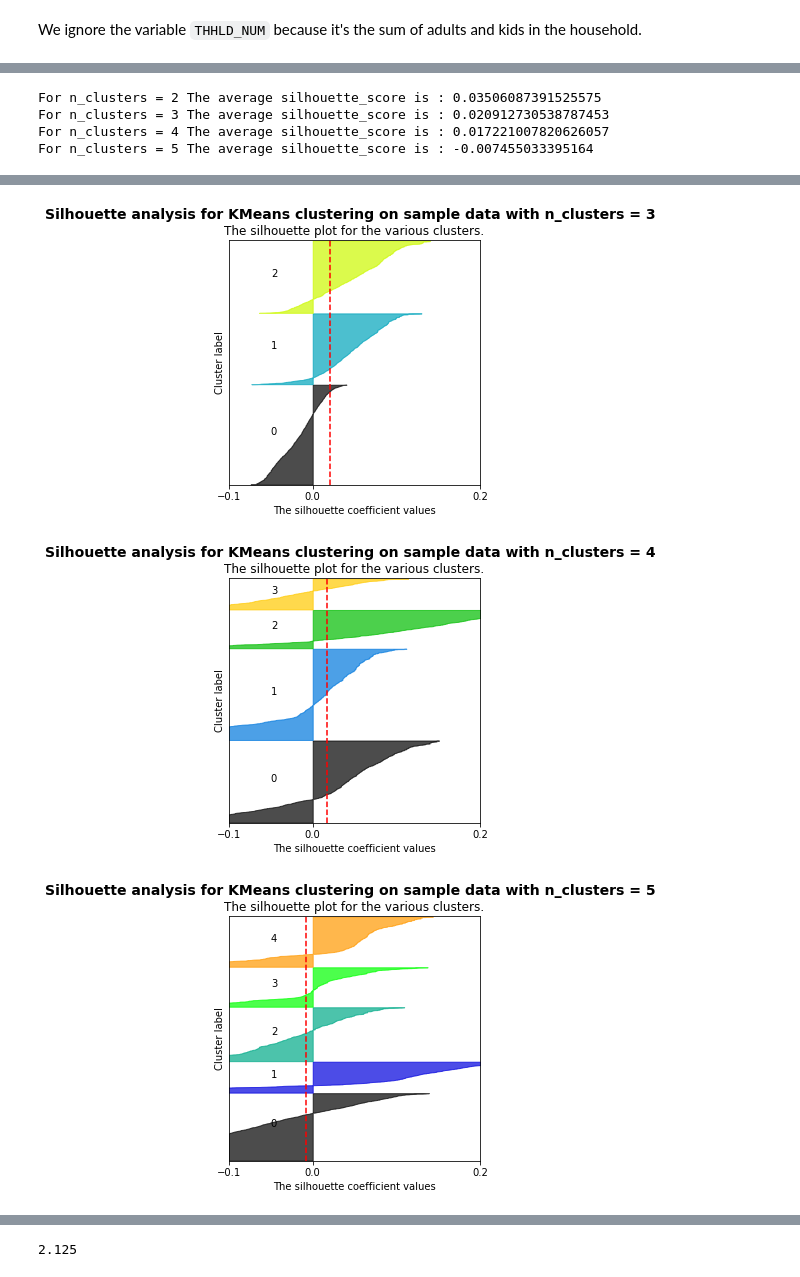
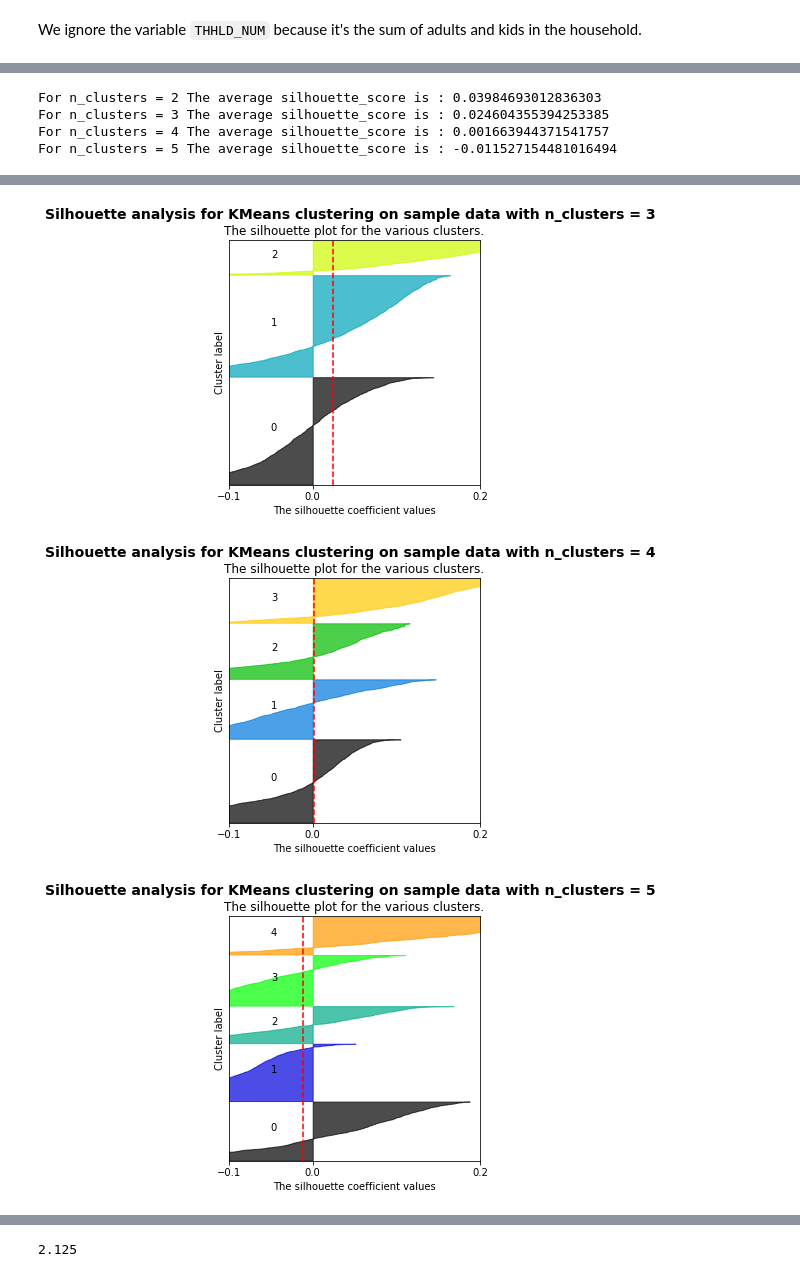
Before and after one commit to Daesparz/DS4A2020_Empowerment, a Jupyter notebook: exploratory_data_analysis/k-modes_consumer_segmentation_miami.ipynb, the cells around one changed output, grey strips where cells are left out. Cells and saved outputs as stored; diff of their text form; code cells hidden in the pictures.

```diff
--- a/exploratory_data_analysis/k-modes_consumer_segmentation_miami.ipynb
+++ b/exploratory_data_analysis/k-modes_consumer_segmentation_miami.ipynb
@@ -110,8 +111,8 @@ df_sf['THHLD_NUMKID'] = df_sf['THHLD_NUMKID'].apply(kid_bins)
 # %%
-df_sf['THHLD_NUMADLT'] = df_sf['THHLD_NUMADLT'].apply(kid_adulsts)
+df_miami['THHLD_NUMADLT'] = df_miami['THHLD_NUMADLT'].apply(kid_adulsts)
 # %%
-df_sf['EEDUC'] = df_sf['EEDUC'].apply(educ_bins)
+df_miami['EEDUC'] = df_miami['EEDUC'].apply(educ_bins)
 # %%
 for col in ['EGENDER', 'RHISPANIC', 'RRACE','EEDUC', 'MS', 'INCOME', 'EXPNS_DIF']:
-    df_sf[col] = df_sf[col].apply(zero_base)
+    df_miami[col] = df_miami[col].apply(zero_base)
 # %%
@@ -128,3 +127,5 @@ df_sf1 = df_sf.copy()
+# %%
+df_miami1 = df_miami.copy()
 # %%
 # x_cols = df_sf1
 # K = np.arange(2, 12, 1)
@@ -150,7 +151,7 @@ import numpy as np
 
 # This particular setting has one distinct cluster and 3 clusters placed close
 # together.
-X = df_sf1.sample(5000, random_state=1)
+X = df_miami1.sample(5000, random_state=1)
 
 range_n_clusters = [2, 3, 4, 5]
 
@@ -221,7 +222,7 @@ for n_clusters in range_n_clusters:
 
 plt.show()
 # %% [output]
-For n_clusters = 2 The average silhouette_score is : 0.03506087391525575
-For n_clusters = 3 The average silhouette_score is : 0.020912730538787453
-For n_clusters = 4 The average silhouette_score is : 0.017221007820626057
-For n_clusters = 5 The average silhouette_score is : -0.007455033395164
+For n_clusters = 2 The average silhouette_score is : 0.03984693012836303
+For n_clusters = 3 The average silhouette_score is : 0.024604355394253385
+For n_clusters = 4 The average silhouette_score is : 0.001663944371541757
+For n_clusters = 5 The average silhouette_score is : -0.011527154481016494
@@ -229,4 +230,4 @@ For n_clusters = 5 The average silhouette_score is : -0.007455033395164
-[figure, old version]
+[figure, new version]
-[figure, old version]
+[figure, new version]
-[figure, old version]
+[figure, new version]
 # %%
```
Also changed, not shown: parts of 26 cells of this notebook.
